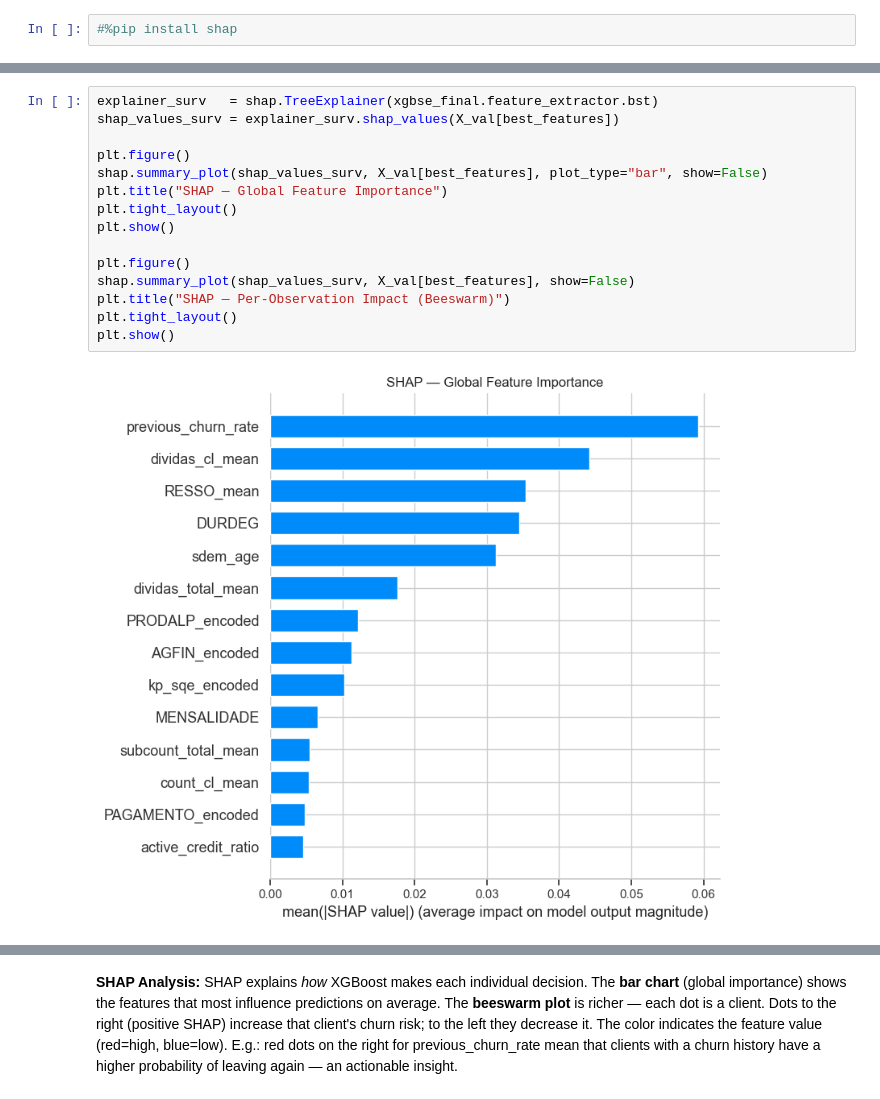
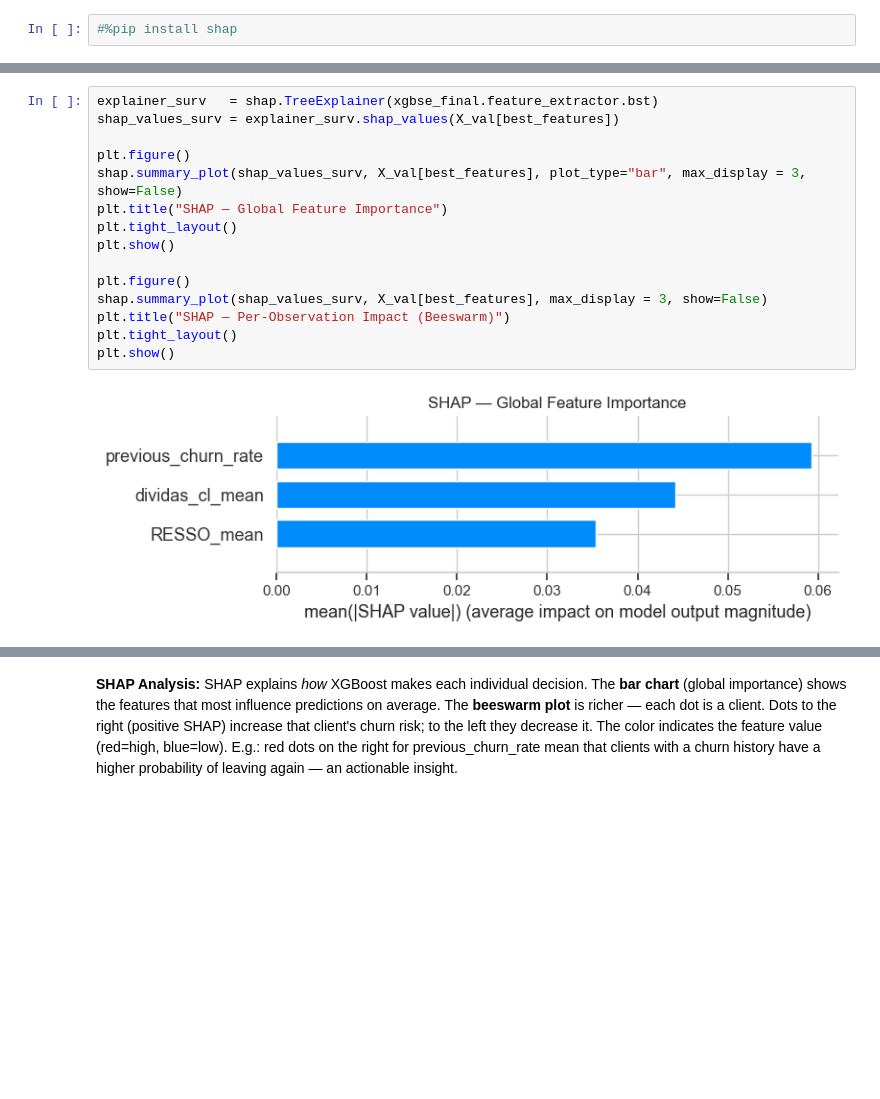
Before and after one commit to Alanog10/BNP-Paribas, a Jupyter notebook: Classification FINAL.ipynb, the cells around one changed output, grey strips where cells are left out. Saved outputs shown, nothing was run; the diff lists cells and outputs as text; blank space fills up the shorter version.

```diff
--- a/Classification FINAL.ipynb
+++ b/Classification FINAL.ipynb
@@ -1103,17 +1075,17 @@ dict_keys(['enable_categorical', 'feature_extractor', 'xgb_params', 'feature_imp
 # %%
 explainer_surv   = shap.TreeExplainer(xgbse_final.feature_extractor.bst)
 shap_values_surv = explainer_surv.shap_values(X_val[best_features])
 
 plt.figure()
-shap.summary_plot(shap_values_surv, X_val[best_features], plot_type="bar", show=False)
+shap.summary_plot(shap_values_surv, X_val[best_features], plot_type="bar", max_display = 3, show=False)
 plt.title("SHAP — Global Feature Importance")
 plt.tight_layout()
 plt.show()
 
 plt.figure()
-shap.summary_plot(shap_values_surv, X_val[best_features], show=False)
+shap.summary_plot(shap_values_surv, X_val[best_features], max_display = 3, show=False)
 plt.title("SHAP — Per-Observation Impact (Beeswarm)")
 plt.tight_layout()
 plt.show()
 # %% [output]
-[figure, old version]
+[figure, new version]
```
Also changed, not shown: parts of 4 cells of this notebook.
